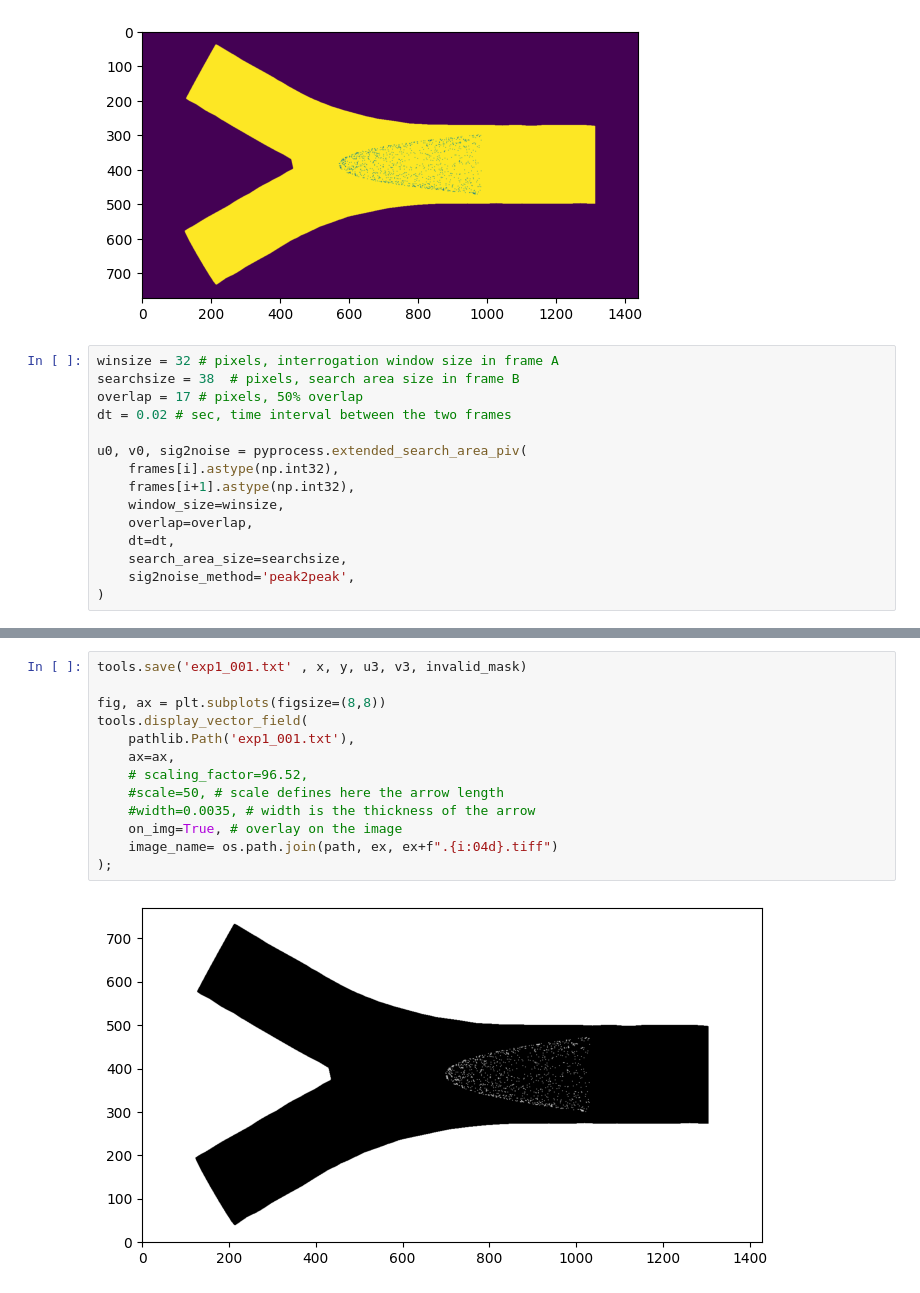
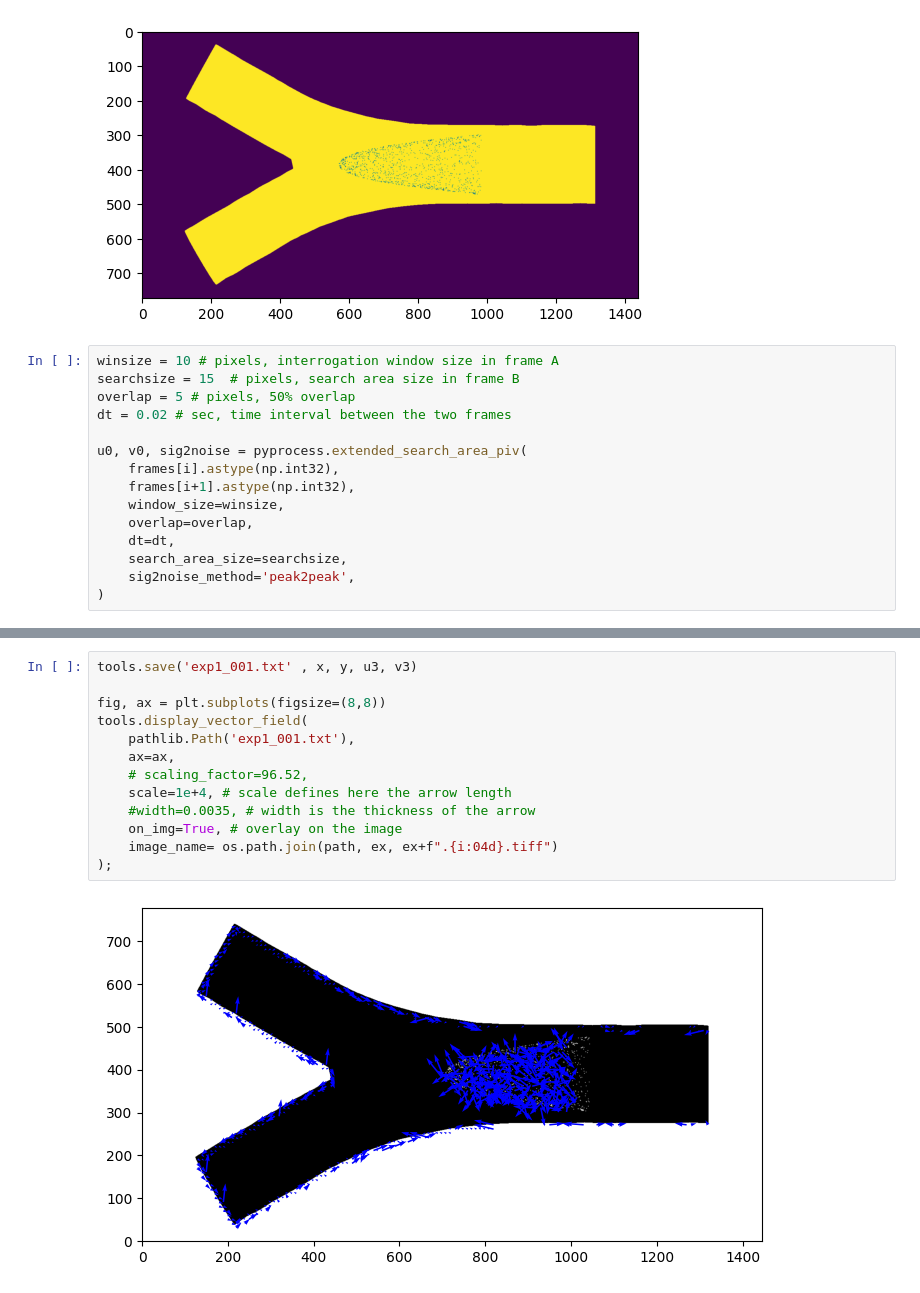
Before and after one commit to MoVo01/PIV-Test, a Jupyter notebook: PIV-Test.ipynb, the cells around one changed output, grey strips where cells are left out. Cells and saved outputs as stored; diff of their text form.

Commit message:
fix plot

```diff
--- a/PIV-Test.ipynb
+++ b/PIV-Test.ipynb
@@ -35,9 +36,9 @@ ax2.imshow(frames[i+1])
 [figure]
 [figure]
 # %%
-winsize = 32 # pixels, interrogation window size in frame A
-searchsize = 38  # pixels, search area size in frame B
-overlap = 17 # pixels, 50% overlap
+winsize = 10 # pixels, interrogation window size in frame A
+searchsize = 15  # pixels, search area size in frame B
+overlap = 5 # pixels, 50% overlap
 dt = 0.02 # sec, time interval between the two frames
 
 u0, v0, sig2noise = pyprocess.extended_search_area_piv(
@@ -85,15 +88,15 @@ x, y, u3, v3 = tools.transform_coordinates(x, y, u3, v3)
 # %%
-tools.save('exp1_001.txt' , x, y, u3, v3, invalid_mask)
+tools.save('exp1_001.txt' , x, y, u3, v3)
 
 fig, ax = plt.subplots(figsize=(8,8))
 tools.display_vector_field(
     pathlib.Path('exp1_001.txt'),
     ax=ax,
     # scaling_factor=96.52,
-    #scale=50, # scale defines here the arrow length
+    scale=1e+4, # scale defines here the arrow length
     #width=0.0035, # width is the thickness of the arrow
     on_img=True, # overlay on the image
     image_name= os.path.join(path, ex, ex+f".{i:04d}.tiff")
 );
 # %% [output]
-[figure, old version]
+[figure, new version]
```
Also changed, not shown: parts of 3 cells of this notebook.
